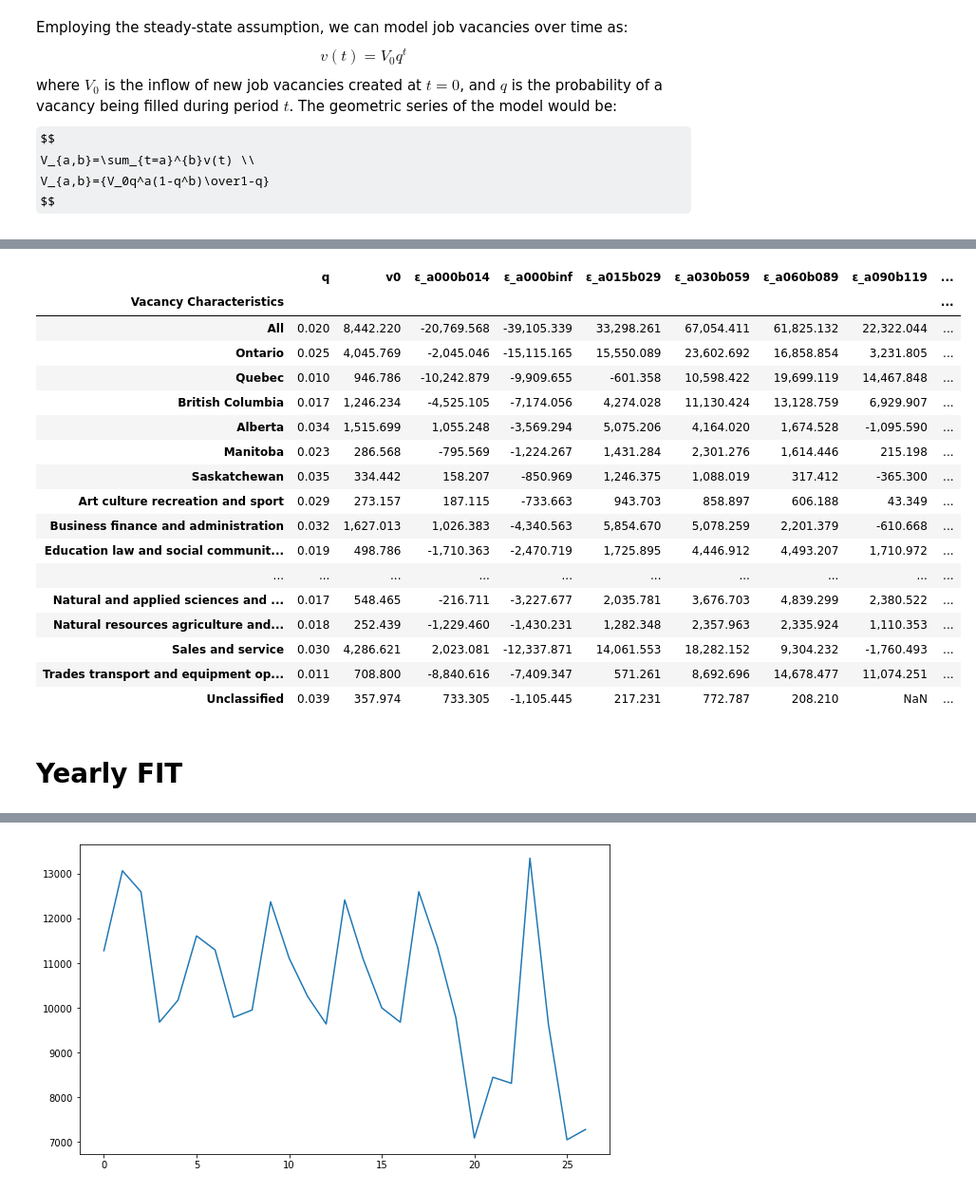
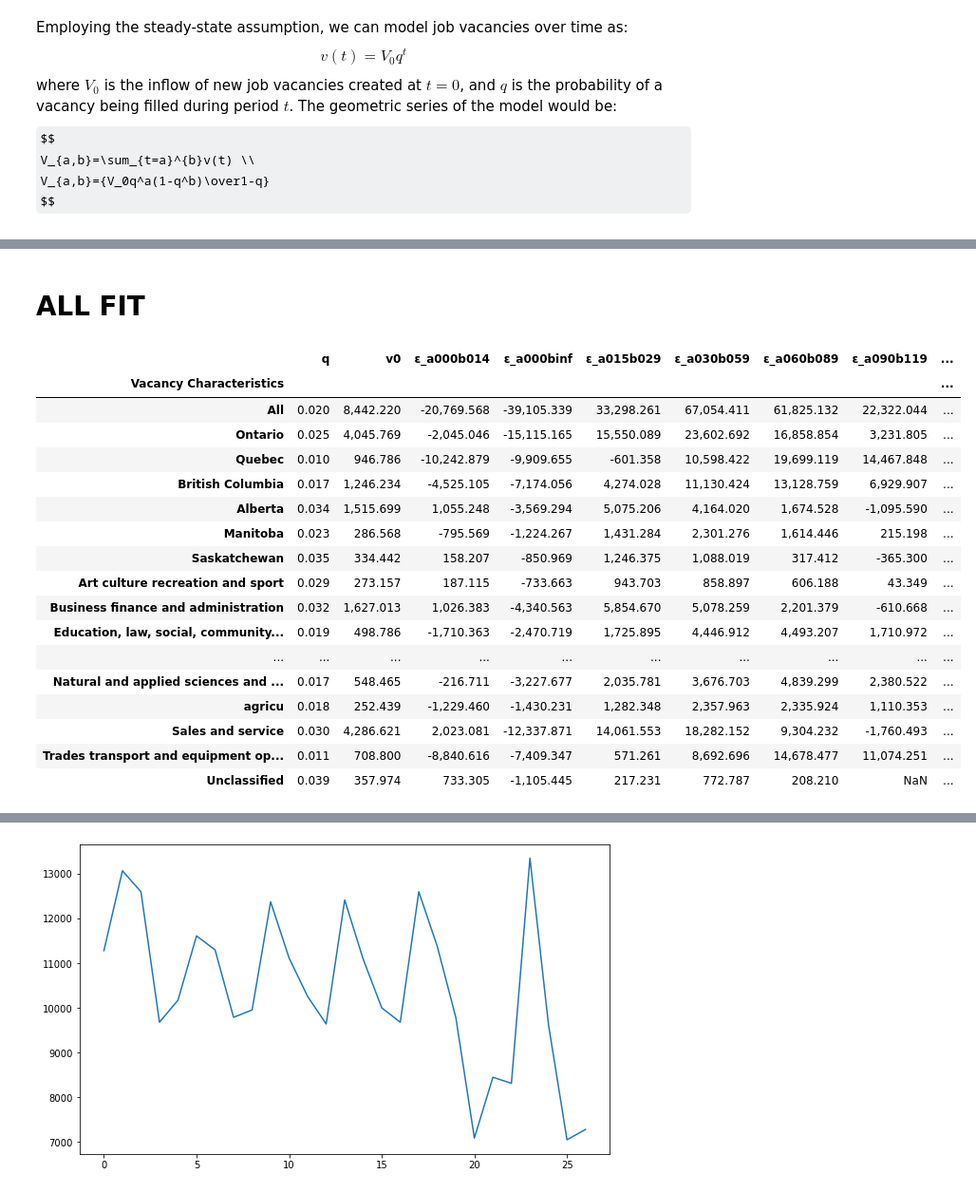
Before and after one commit to YanliangZhu/MAPaper, a Jupyter notebook: code.ipynb, the cells around one changed output, grey strips where cells are left out. Shown at 95% size. Drawn from its saved outputs; the diff is of its cells as text; code cells hidden in the pictures; some formulas as TeX source.

```diff
--- a/code.ipynb
+++ b/code.ipynb
@@ -260,0 +257,15 @@ for i in VacancyCharacteristics:
+# %%
+def name(df):
+    df = df.replace({'ON': 'Ontario', 'QC': 'Quebec', 'BC': 'British Columbia',
+                     'AB': 'Alberta', 'MB': 'Manitoba', 'SK': 'Saskatchewan',
+                     'cultur': 'Art culture recreation and sport',
+                     'buzfin': 'Business finance and administration',
+                     'social': 'Education, law, social, community, and government services',
+                     'health': 'Health',
+                     'manage': 'Management',
+                     'manufa': 'Manufacturing and utilities',
+                     'engine': 'Natural and applied sciences and related',
+                     'servic': 'Sales and service',
+                     'trades': 'Trades transport and equipment operators and related',
+                     '0class': 'Unclassified'})
+    return df
@@ -260,0 +284,2 @@ for i in VacancyCharacteristics:
+# %% [markdown]
+# ALL FIT
@@ -271,52 +301,39 @@ fitAll_result = fitAll_result.append({'Vacancy Characteristics': 'All', 'v0': fi
                                       'ε_a120binf': fit_all[0]['ε_a120binf'].mean()
                                      }, ignore_index=True)
 #result table
 for j in VacancyCharacteristics:
     fit = globals()[f'fitAll_{j}']
     fitAll_result = fitAll_result.append({'Vacancy Characteristics': j, 'v0': fit[1], 'q':fit[2],
                                           'ε_a000binf': fit[0]['ε_a000binf'].mean(),
                                           'ε_a000b014': fit[0]['ε_a000b014'].mean(),
                                           'ε_a015b029': fit[0]['ε_a015b029'].mean(),
                                           'ε_a030b059': fit[0]['ε_a030b059'].mean(),
                                           'ε_a060b089': fit[0]['ε_a060b089'].mean(),
                                           'ε_a090binf': fit[0]['ε_a090binf'].mean(),
                                           'ε_a090b119': fit[0]['ε_a090b119'].mean(),
                                           'ε_a120binf': fit[0]['ε_a120binf'].mean()
                                          }, ignore_index=True)
 
-fitAll_result = fitAll_result.replace({'ON': 'Ontario', 'QC': 'Quebec', 'BC': 'British Columbia',
-                                 'AB': 'Alberta', 'MB': 'Manitoba', 'SK': 'Saskatchewan'})
-fitAll_result = fitAll_result.replace({'cultur': 'Art culture recreation and sport',
-                                 'buzfin': 'Business finance and administration',
-                                 'social': 'Education law and social community and government services',
-                                 'health': 'Health',
-                                 'manage': 'Management',
-                                 'manufa': 'Manufacturing and utilities',
-                                 'engine': 'Natural and applied sciences and related',
-                                 'agricu': 'Natural resources agriculture and related production',
-                                 'servic': 'Sales and service',
-                                 'trades': 'Trades transport and equipment operators and related',
-                                 '0class': 'Unclassified'})
+fitAll_result = name(fitAll_result)
 fitAll_result = fitAll_result.set_index(['Vacancy Characteristics'])
 display(fitAll_result)
+fitAll_result.to_excel("Table5-1.xlsx")
 # %% [output]
 |  | q | v0 | ε_a000b014 | ε_a000binf | ε_a015b029 | ε_a030b059 | ε_a060b089 | ε_a090b119 | ... |
 | Vacancy Characteristics |  |  |  |  |  |  |  |  | ... |
 | All | 0.020 | 8,442.220 | -20,769.568 | -39,105.339 | 33,298.261 | 67,054.411 | 61,825.132 | 22,322.044 | ... |
 | Ontario | 0.025 | 4,045.769 | -2,045.046 | -15,115.165 | 15,550.089 | 23,602.692 | 16,858.854 | 3,231.805 | ... |
 | Quebec | 0.010 | 946.786 | -10,242.879 | -9,909.655 | -601.358 | 10,598.422 | 19,699.119 | 14,467.848 | ... |
 | British Columbia | 0.017 | 1,246.234 | -4,525.105 | -7,174.056 | 4,274.028 | 11,130.424 | 13,128.759 | 6,929.907 | ... |
 | Alberta | 0.034 | 1,515.699 | 1,055.248 | -3,569.294 | 5,075.206 | 4,164.020 | 1,674.528 | -1,095.590 | ... |
 | Manitoba | 0.023 | 286.568 | -795.569 | -1,224.267 | 1,431.284 | 2,301.276 | 1,614.446 | 215.198 | ... |
 | Saskatchewan | 0.035 | 334.442 | 158.207 | -850.969 | 1,246.375 | 1,088.019 | 317.412 | -365.300 | ... |
 | Art culture recreation and sport | 0.029 | 273.157 | 187.115 | -733.663 | 943.703 | 858.897 | 606.188 | 43.349 | ... |
 | Business finance and administration | 0.032 | 1,627.013 | 1,026.383 | -4,340.563 | 5,854.670 | 5,078.259 | 2,201.379 | -610.668 | ... |
-| Education law and social communit... | 0.019 | 498.786 | -1,710.363 | -2,470.719 | 1,725.895 | 4,446.912 | 4,493.207 | 1,710.972 | ... |
+| Education, law, social, community... | 0.019 | 498.786 | -1,710.363 | -2,470.719 | 1,725.895 | 4,446.912 | 4,493.207 | 1,710.972 | ... |
 | ... | ... | ... | ... | ... | ... | ... | ... | ... | ... |
 | Natural and applied sciences and ... | 0.017 | 548.465 | -216.711 | -3,227.677 | 2,035.781 | 3,676.703 | 4,839.299 | 2,380.522 | ... |
-| Natural resources agriculture and... | 0.018 | 252.439 | -1,229.460 | -1,430.231 | 1,282.348 | 2,357.963 | 2,335.924 | 1,110.353 | ... |
+| agricu | 0.018 | 252.439 | -1,229.460 | -1,430.231 | 1,282.348 | 2,357.963 | 2,335.924 | 1,110.353 | ... |
 | Sales and service | 0.030 | 4,286.621 | 2,023.081 | -12,337.871 | 14,061.553 | 18,282.152 | 9,304.232 | -1,760.493 | ... |
 | Trades transport and equipment op... | 0.011 | 708.800 | -8,840.616 | -7,409.347 | 571.261 | 8,692.696 | 14,678.477 | 11,074.251 | ... |
 | Unclassified | 0.039 | 357.974 | 733.305 | -1,105.445 | 217.231 | 772.787 | 208.210 | NaN | ... |
-# %% [markdown]
-# Yearly FIT
```
Also changed, not shown: parts of 30 cells of this notebook.
